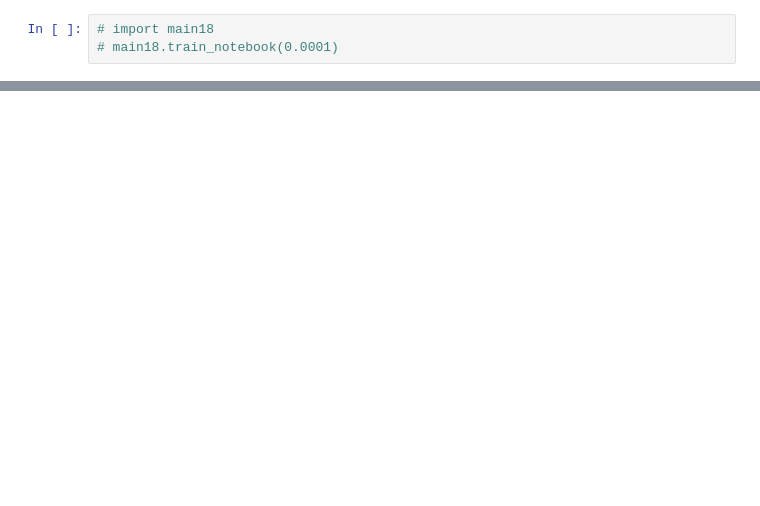
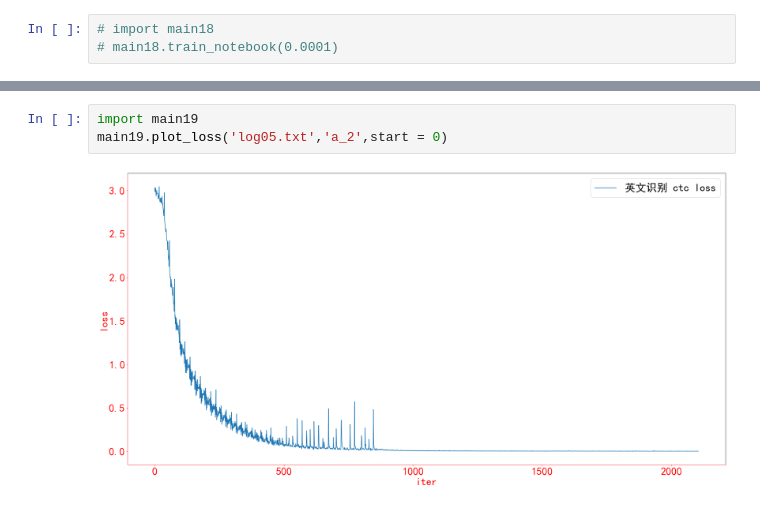
Before and after one commit to whutweihuan/DeepLearing, a Jupyter notebook: train.ipynb, the cells around one changed output, grey strips where cells are left out. Saved outputs shown, nothing was run; the diff lists cells and outputs as text; blank space fills up the shorter version.

```diff
--- a/train.ipynb
+++ b/train.ipynb
@@ -39,0 +278,5 @@ print(alpha)
+# %%
+import main19
+main19.plot_loss('log05.txt','a_2',start = 0)
+# %% [output]
+[figure, added]
```
Also changed, not shown: parts of 27 cells of this notebook, 30 other files.
